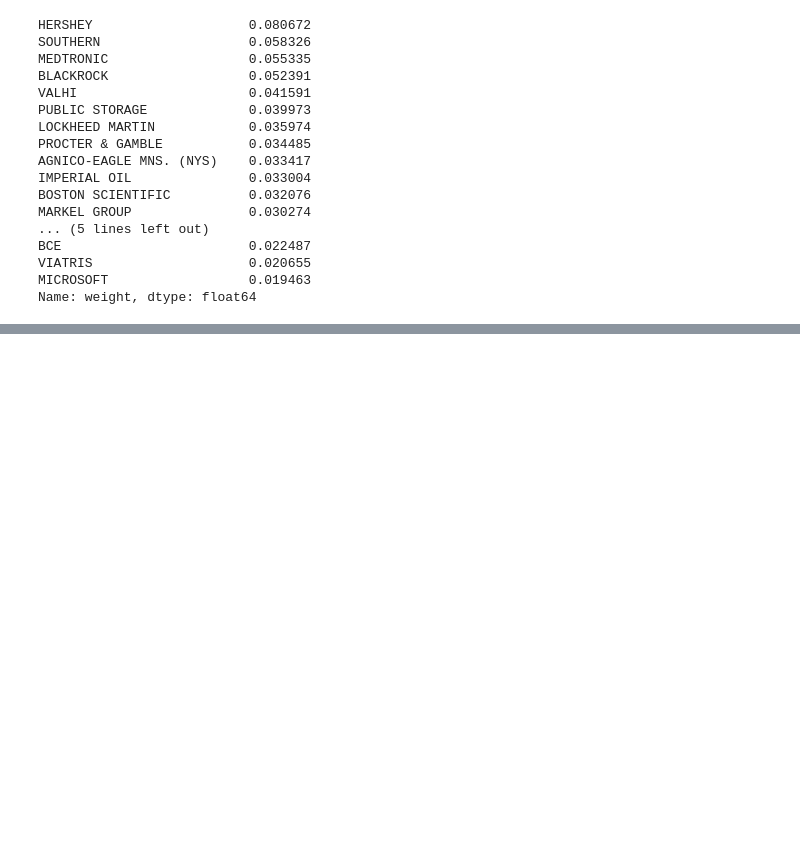
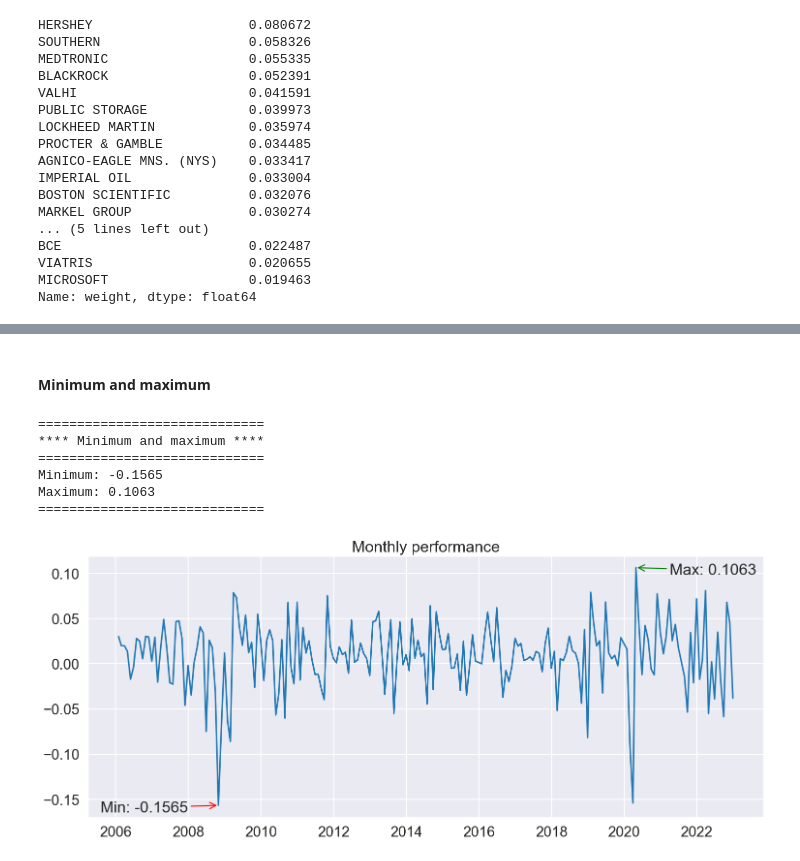
Before and after one commit to dorentinmorina/SAAM, a Jupyter notebook: main.ipynb, the cells around one changed output, grey strips where cells are left out. Cells and saved outputs as stored; diff of their text form; code cells hidden in the pictures; blank space fills up the shorter version.

```diff
--- a/main.ipynb
+++ b/main.ipynb
@@ -326,0 +391,41 @@ df_expost
+# %% [markdown]
+#### Minimum and maximum
+# %%
+minimum = np.min(performances)
+maximum = np.max(performances)
+
+print('=============================')
+print('**** Minimum and maximum ****')
+print('=============================')
+print(f'Minimum: {minimum:.4f}')
+print(f'Maximum: {maximum:.4f}')
+print('=============================')
+# %% [output]
+=============================
+**** Minimum and maximum ****
+=============================
+Minimum: -0.1565
+Maximum: 0.1063
+=============================
+# %%
+fig, ax = plt.subplots(figsize=(18,7))
+ax.plot(performances.T)
+
+## Maximum Value
+max_index = performances.stack().idxmax()
+max_value = performances.loc[max_index[0], max_index[1]]
+ax.annotate(f'Max: {max_value:.4f}', xy=(max_index[1], max_value),
+            xytext=(50, -10), textcoords='offset points',
+            arrowprops=dict(arrowstyle='->', color='green'))
+
+## Minimum Value
+min_index = performances.stack().idxmin()
+min_value = performances.loc[min_index[0], min_index[1]]
+ax.annotate(f'Min: {min_value:.4f}\Test', xy=(min_index[1], min_value),
+            xytext=(-175, -10), textcoords='offset points',
+            arrowprops=dict(arrowstyle='->', color='red'))
+
+ax.title.set_text('Monthly performance')
+plt.show()
+# %% [output]
+[figure, added]
```
Also changed, not shown: parts of 23 cells of this notebook.
